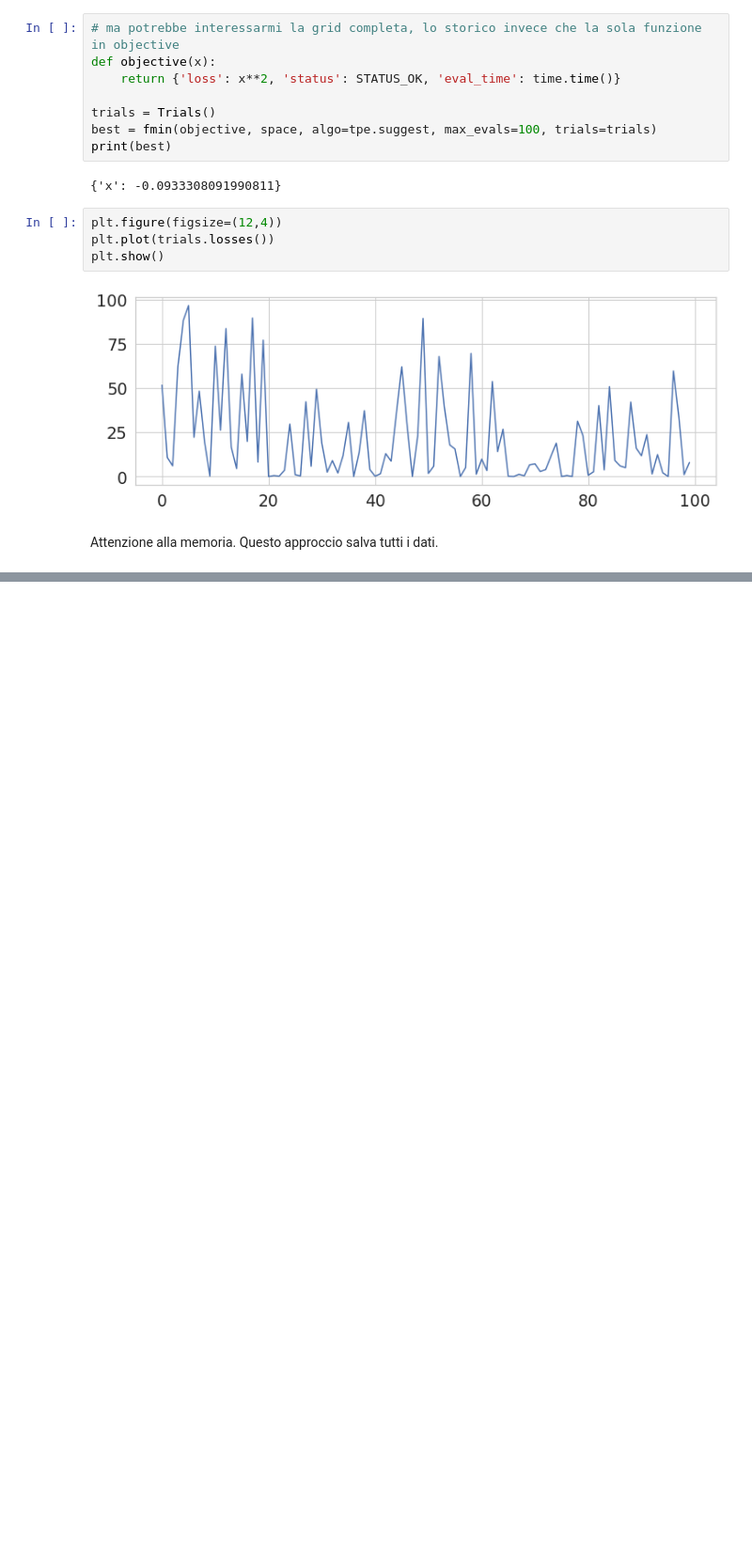
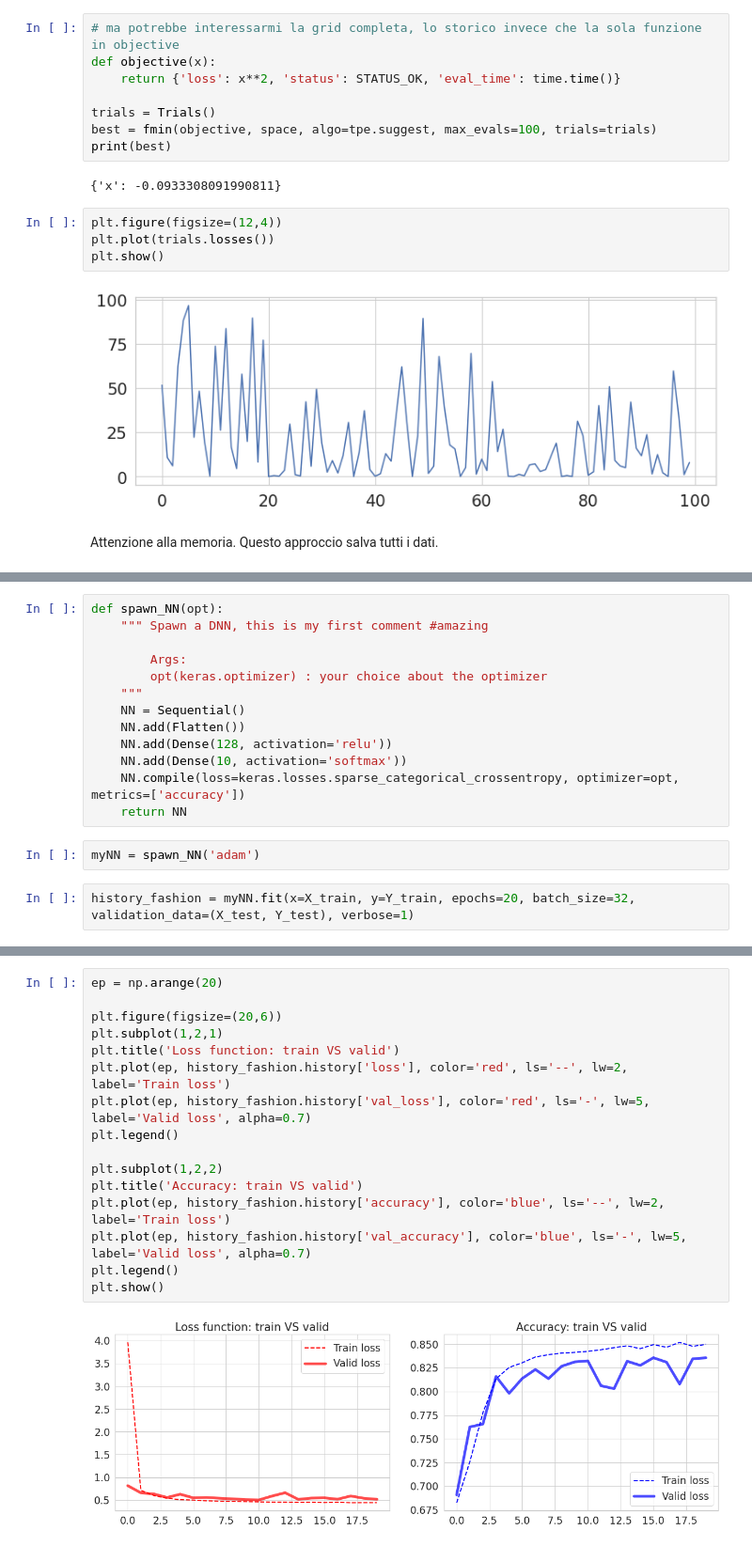
Before and after one commit to MatteoRobbiati/DeepLearning, a Jupyter notebook: Ex04.ipynb, the cells around one changed output, grey strips where cells are left out. Shown at 94% size. Drawn from its saved outputs; the diff is of its cells as text; blank space fills up the shorter version.

```diff
--- a/Ex04.ipynb
+++ b/Ex04.ipynb
@@ -79,0 +139,17 @@ Attenzione alla memoria. Questo approccio salva tutti i dati.
+# %%
+def spawn_NN(opt):
+    """ Spawn a DNN, this is my first comment #amazing
+
+        Args:
+        opt(keras.optimizer) : your choice about the optimizer
+    """
+    NN = Sequential()
+    NN.add(Flatten())
+    NN.add(Dense(128, activation='relu'))
+    NN.add(Dense(10, activation='softmax'))
+    NN.compile(loss=keras.losses.sparse_categorical_crossentropy, optimizer=opt, metrics=['accuracy'])
+    return NN
+# %%
+myNN = spawn_NN('adam')
+# %%
+history_fashion = myNN.fit(x=X_train, y=Y_train, epochs=20, batch_size=32, validation_data=(X_test, Y_test), verbose=1)
@@ -79,0 +174,18 @@ Attenzione alla memoria. Questo approccio salva tutti i dati.
+# %%
+ep = np.arange(20)
+
+plt.figure(figsize=(20,6))
+plt.subplot(1,2,1)
+plt.title('Loss function: train VS valid')
+plt.plot(ep, history_fashion.history['loss'], color='red', ls='--', lw=2, label='Train loss')
+plt.plot(ep, history_fashion.history['val_loss'], color='red', ls='-', lw=5, label='Valid loss', alpha=0.7)
+plt.legend()
+
+plt.subplot(1,2,2)
+plt.title('Accuracy: train VS valid')
+plt.plot(ep, history_fashion.history['accuracy'], color='blue', ls='--', lw=2, label='Train loss')
+plt.plot(ep, history_fashion.history['val_accuracy'], color='blue', ls='-', lw=5, label='Valid loss', alpha=0.7)
+plt.legend()
+plt.show()
+# %% [output]
+[figure, added]
```
Also changed, not shown: parts of 7 cells of this notebook.
